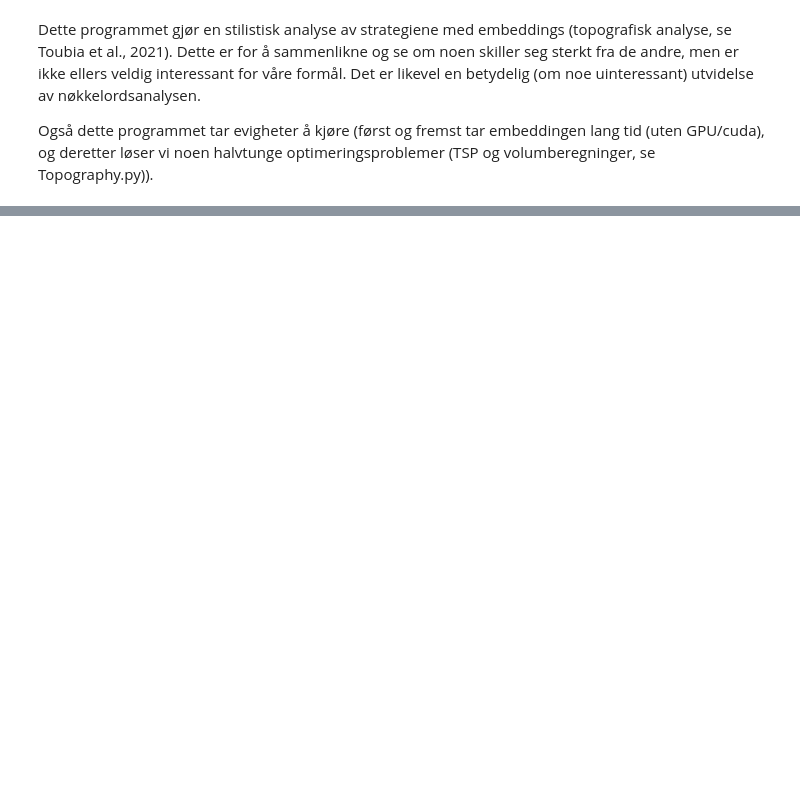
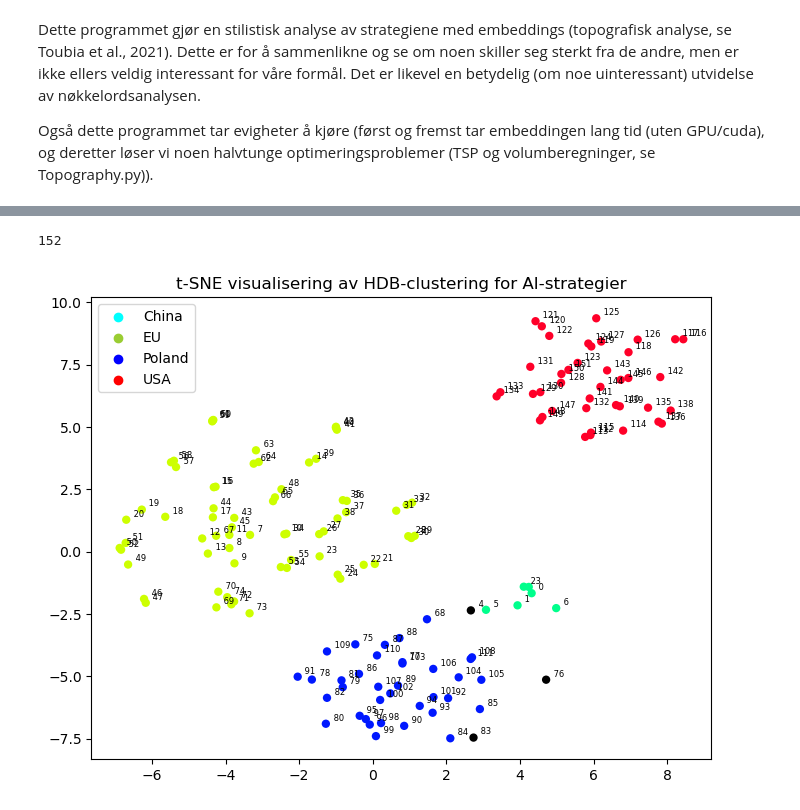
Before and after one commit to 5an0j/HON2200-Prosjekt-2-Gruppe-H, a Jupyter notebook: Code/embedding.ipynb, the cells around one changed output, grey strips where cells are left out. Cells and saved outputs as stored; diff of their text form; code cells hidden in the pictures; blank space fills up the shorter version.

```diff
--- a/Code/embedding.ipynb
+++ b/Code/embedding.ipynb
@@ -184,0 +193,45 @@ Poland
+# %%
+def plot(embeddings, perplexity=10):
+    """
+    Uses t-SNE to visualise the embeddings in 2D.
+    Uses HDBSCAN do do unsupervised clustering of the points.
+    Plots the points in different colors according to the clusters.
+    """
+    x_2d = _reduce_dimensions(perplexity, embeddings) # t-SNE reduction
+    color_list = _HDBSCAN_clustering(x_2d)
+
+    offset = np.ptp(x_2d[:, 0])/120 # Calculating an offset to the points to scale the labels properly
+
+    # 2D visualisation with enumerated points
+    plt.figure(figsize=(8, 6))
+    for i, point in enumerate(x_2d):
+        plt.scatter(point[0], point[1], color=color_list[i], edgecolor='none') # Plotting the points with colours
+        plt.text(point[0] + offset, point[1] + offset, f" {i}", fontsize=6)  # Plotting number labels with offset
+
+
+df = pd.read_pickle('embeddings.pkl')
+
+
+longlist = np.vstack(df['Embeddings (500)'])
+print(len(longlist))
+legend = []
+s = 0
+for name, embeddings in zip(df['Country'], df['Embeddings (500)']):
+    legend.append((name, len(embeddings)))
+    s += len(embeddings)
+
+
+plot(longlist,perplexity=45)
+
+# Brute force legend
+plt.scatter([], [], color='cyan', label='China')
+plt.scatter([], [], color='yellowgreen', label='EU')
+plt.scatter([], [], color='blue', label='Poland')
+plt.scatter([], [], color='red', label='USA')
+
+plt.legend()
+plt.title("t-SNE visualisering av HDB-clustering for AI-strategier")
+plt.show()
+# %% [output]
+152
+[figure, added]
```
Also changed, not shown: parts of 5 cells of this notebook.
